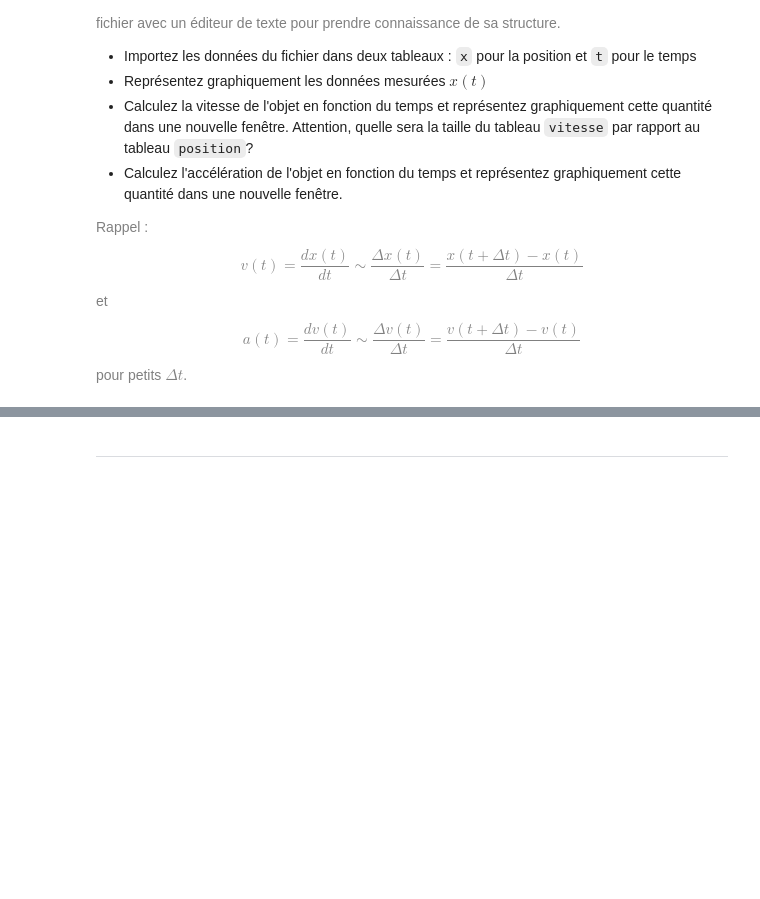
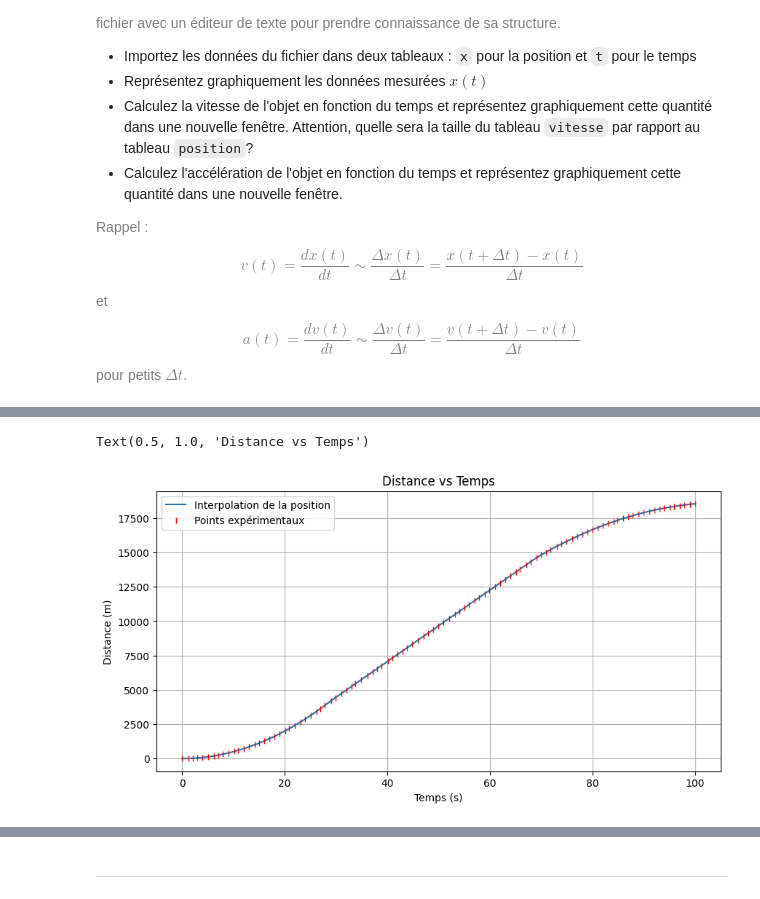
Before and after one commit to MatsuneMikuroi/ICS-2025, a Jupyter notebook: week7.ipynb, the cells around one changed output, grey strips where cells are left out. Drawn from its saved outputs; the diff is of its cells as text; code cells hidden in the pictures; blank space fills up the shorter version.

Commit message:
7th week

```diff
--- a/week7.ipynb
+++ b/week7.ipynb
@@ -148,0 +260,15 @@ Le fichier texte `horaire.txt` contient les données mesurées correspondant à
+# %%
+# Réponse au point a)
+url = "https://raw.githubusercontent.com/MatsuneMikuroi/ICS-2025/refs/heads/week7/src/week7/horaire.txt"  # load from github
+# Lecture du fichier
+data = pd.read_csv(url, sep="\s+",  header=None)  # On suppose que le fichier est séparé par un nombre inconnu d'espace
+data.drop(data[data[0] == '#'].index, inplace=True)  # On supprime les lignes contenant des '#'
+data.dropna(axis=1, how='all', inplace=True)  # On supprime les colonnes vides
+data.reset_index(drop=True, inplace=True)  # On réinitialise les index
+data.columns = ['distance', 'temps']  # On renomme les colonnes
+data['distance'], data['temps'] = pd.to_numeric(data['distance']), pd.to_numeric(data['temps'])  # On convertit les colonnes en float
+
+X = data['distance'].to_numpy()  # Première colonne (distance)
+T = data['temps'].to_numpy()  # Deuxième colonne (temps)
+
+data
@@ -148,0 +289,13 @@ Le fichier texte `horaire.txt` contient les données mesurées correspondant à
+# %%
+# Réponse au point b)
+plt.figure(figsize=(10, 5))  # Taille de la figure
+plt.grid()  # Grille
+plt.plot(T, X, label='Interpolation de la position')  # Interpolation linéaire
+plt.plot(T, X, 'r|', label='Points expérimentaux')
+plt.xlabel('Temps (s)')  # Légende des axes
+plt.ylabel('Distance (m)')  # Légende des axes
+plt.legend()  # Légende
+plt.title('Distance vs Temps')
+# %% [output]
+Text(0.5, 1.0, 'Distance vs Temps')
+[figure, added]
```
Also changed, not shown: parts of 42 cells of this notebook.
